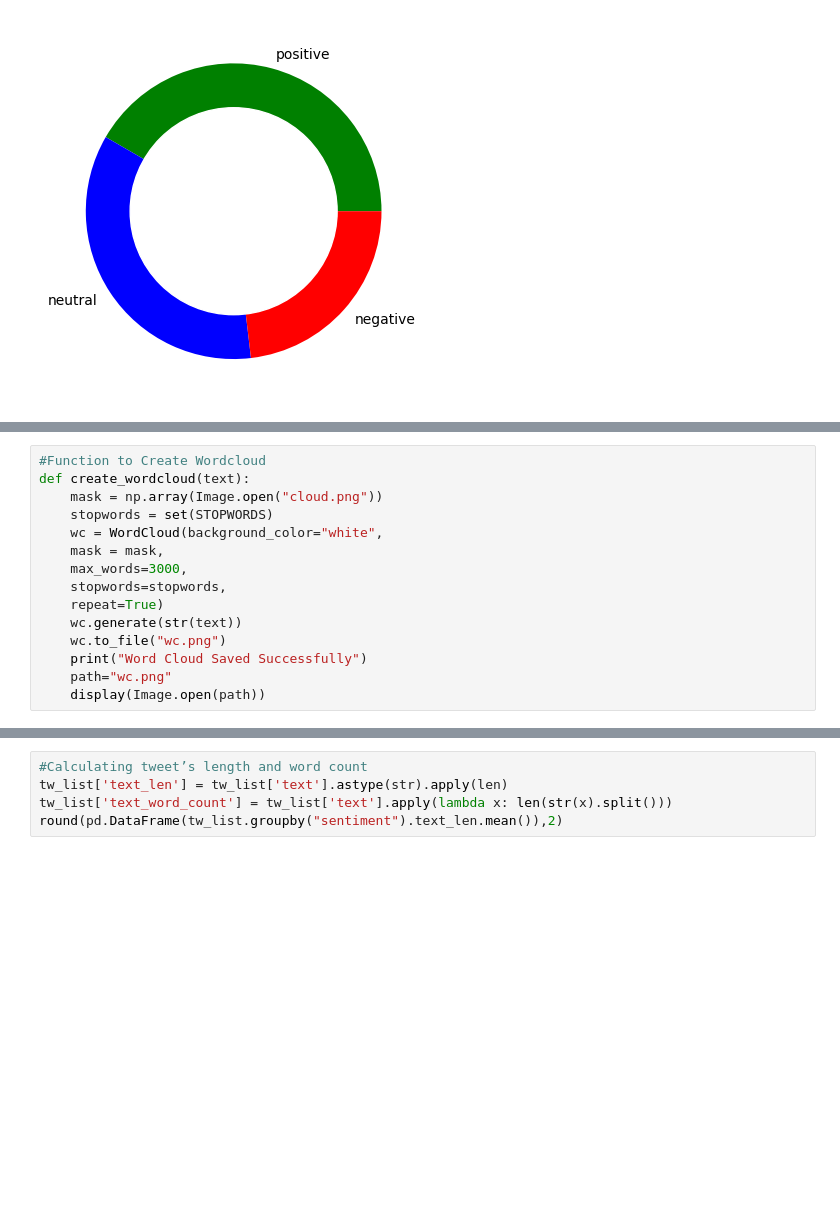
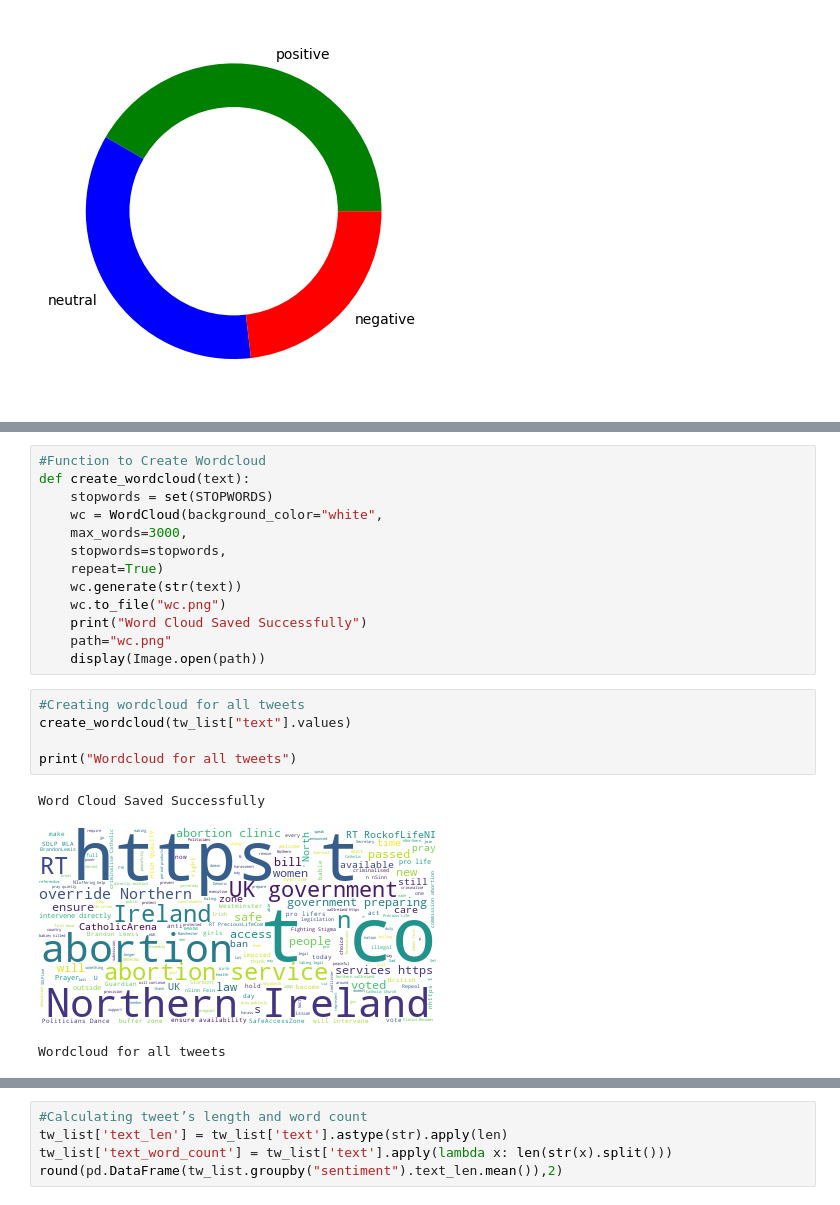
Before and after one commit to ikbrandes/DDPSProject, a Jupyter notebook: DDPSFinalProject.ipynb, the cells around one changed output, grey strips where cells are left out. Cells and saved outputs as stored; diff of their text form; blank space fills up the shorter version.

```diff
--- a/DDPSFinalProject.ipynb
+++ b/DDPSFinalProject.ipynb
@@ -226,10 +246,8 @@ plt.show()
 # %%
 #Function to Create Wordcloud
 def create_wordcloud(text):
-    mask = np.array(Image.open("cloud.png"))
     stopwords = set(STOPWORDS)
     wc = WordCloud(background_color="white",
-    mask = mask,
     max_words=3000,
     stopwords=stopwords,
     repeat=True)
@@ -238,3 +256,12 @@ def create_wordcloud(text):
     print("Word Cloud Saved Successfully")
     path="wc.png"
     display(Image.open(path))
+# %%
+#Creating wordcloud for all tweets
+create_wordcloud(tw_list["text"].values)
+
+print("Wordcloud for all tweets")
+# %% [output]
+Word Cloud Saved Successfully
+[figure, added]
+Wordcloud for all tweets
```
Also changed, not shown: parts of 4 cells of this notebook.
